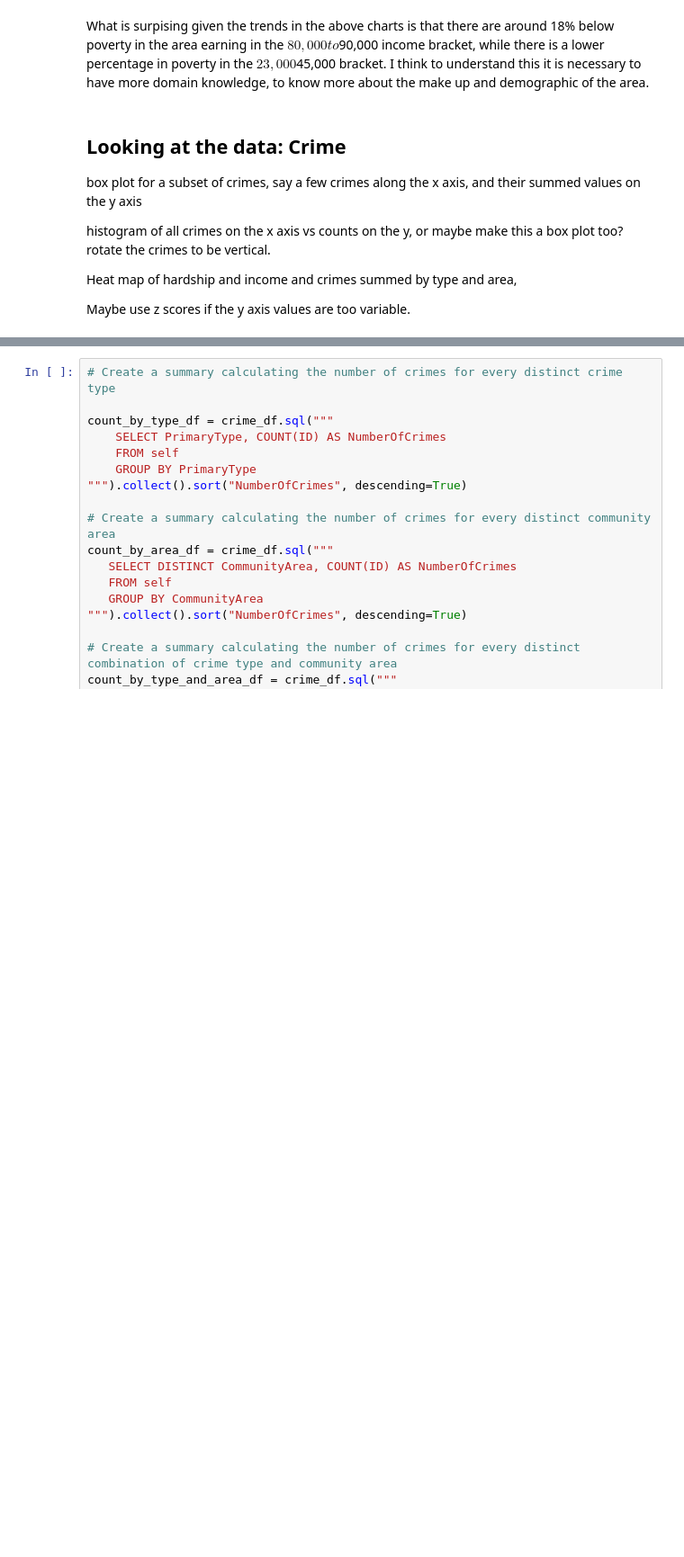
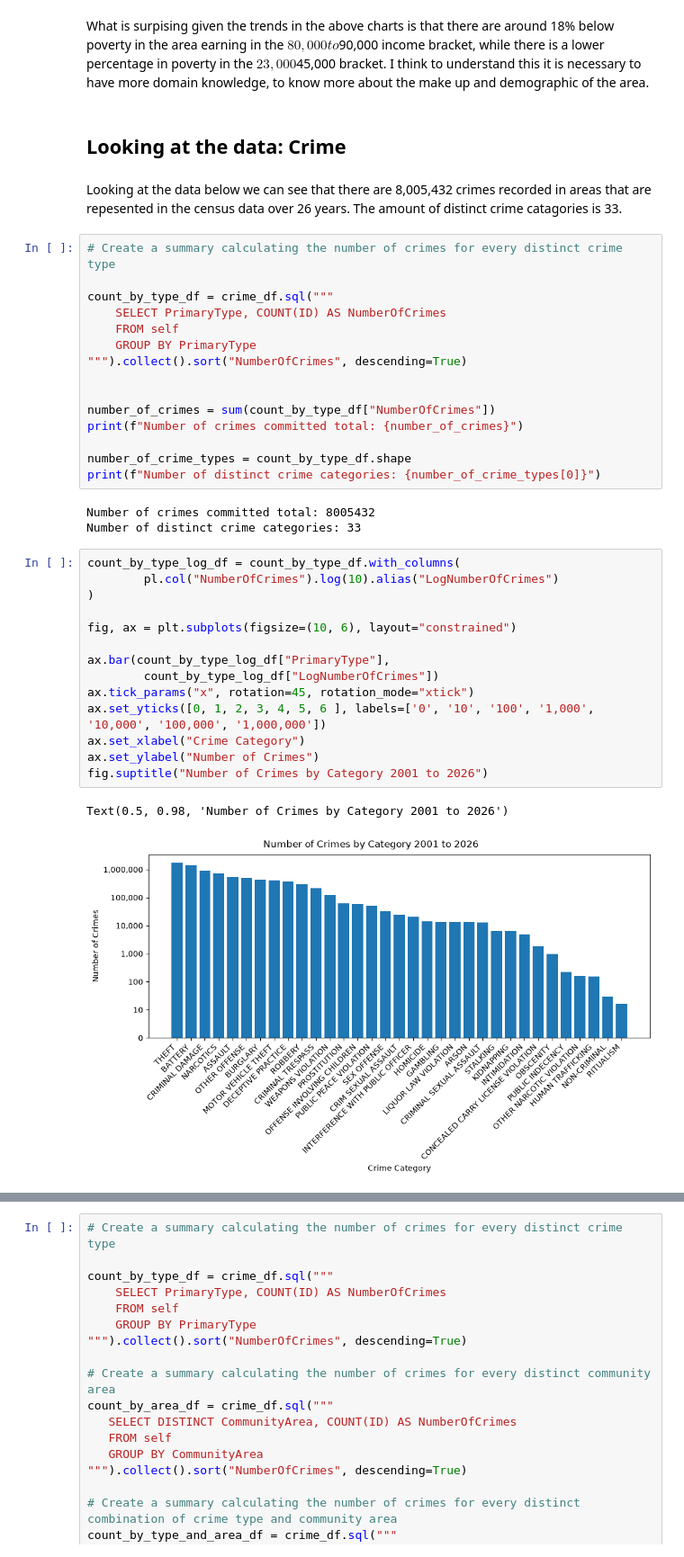
Before and after one commit to ogladr-kjarr/learning-EDA-with-Python, a Jupyter notebook: ChicagoCrimeSocioEconomicData.ipynb, the cells around one changed output, grey strips where cells are left out. Shown at 90% size. Cells and saved outputs as stored; diff of their text form; blank space fills up the shorter version.

```diff
--- a/ChicagoCrimeSocioEconomicData.ipynb
+++ b/ChicagoCrimeSocioEconomicData.ipynb
@@ -109,11 +110,40 @@ Text(0.5, 0.98, 'Per Capita Income vs Census Indicators')
 What is surpising given the trends in the above charts is that there are around 18% below poverty in the area earning in the $80,000 to $90,000 income bracket, while there is a lower percentage in poverty in the $23,000 $45,000 bracket. I think to understand this it is necessary to have more domain knowledge, to know more about the make up and demographic of the area.
 # %% [markdown]
 ## Looking at the data: Crime
-
-box plot for a subset of crimes, say a few crimes along the x axis, and their summed values on the y axis
-
-histogram of all crimes on the x axis vs counts on the y, or maybe make this a box plot too? rotate the crimes to be vertical.
-
-Heat map of hardship and income and crimes summed by type and area,
-
-Maybe use z scores if the y axis values are too variable.
+# %% [markdown]
+Looking at the data below we can see that there are 8,005,432 crimes recorded in areas that are repesented in the census data over 26 years. The amount of distinct crime catagories is 33.
+# %%
+# Create a summary calculating the number of crimes for every distinct crime type
+
+count_by_type_df = crime_df.sql("""
+    SELECT PrimaryType, COUNT(ID) AS NumberOfCrimes
+    FROM self
+    GROUP BY PrimaryType
+""").collect().sort("NumberOfCrimes", descending=True)
+
+
+number_of_crimes = sum(count_by_type_df["NumberOfCrimes"])
+print(f"Number of crimes committed total: {number_of_crimes}")
+
+number_of_crime_types = count_by_type_df.shape
+print(f"Number of distinct crime categories: {number_of_crime_types[0]}")
+# %% [output]
+Number of crimes committed total: 8005432
+Number of distinct crime categories: 33
+# %%
+count_by_type_log_df = count_by_type_df.with_columns(
+        pl.col("NumberOfCrimes").log(10).alias("LogNumberOfCrimes")
+)
+
+fig, ax = plt.subplots(figsize=(10, 6), layout="constrained")
+
+ax.bar(count_by_type_log_df["PrimaryType"],
+        count_by_type_log_df["LogNumberOfCrimes"])
+ax.tick_params("x", rotation=45, rotation_mode="xtick")
+ax.set_yticks([0, 1, 2, 3, 4, 5, 6 ], labels=['0', '10', '100', '1,000', '10,000', '100,000', '1,000,000'])
+ax.set_xlabel("Crime Category")
+ax.set_ylabel("Number of Crimes")
+fig.suptitle("Number of Crimes by Category 2001 to 2026")
+# %% [output]
+Text(0.5, 0.98, 'Number of Crimes by Category 2001 to 2026')
+[figure, added]
```
Also changed, not shown: parts of 9 cells of this notebook.
